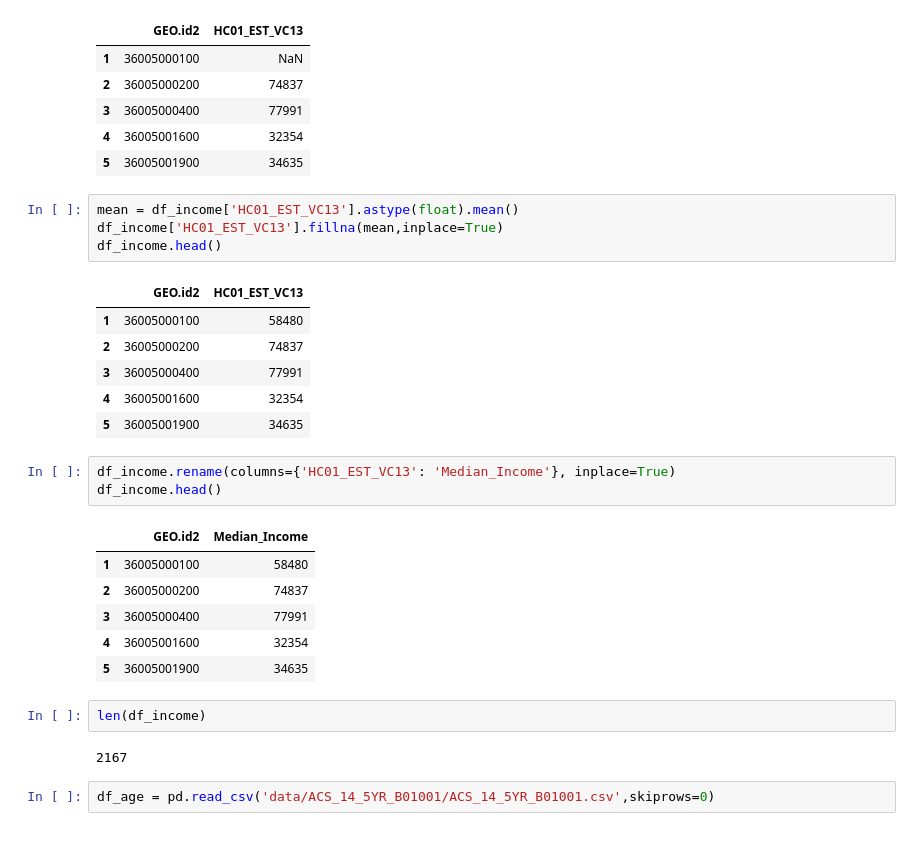
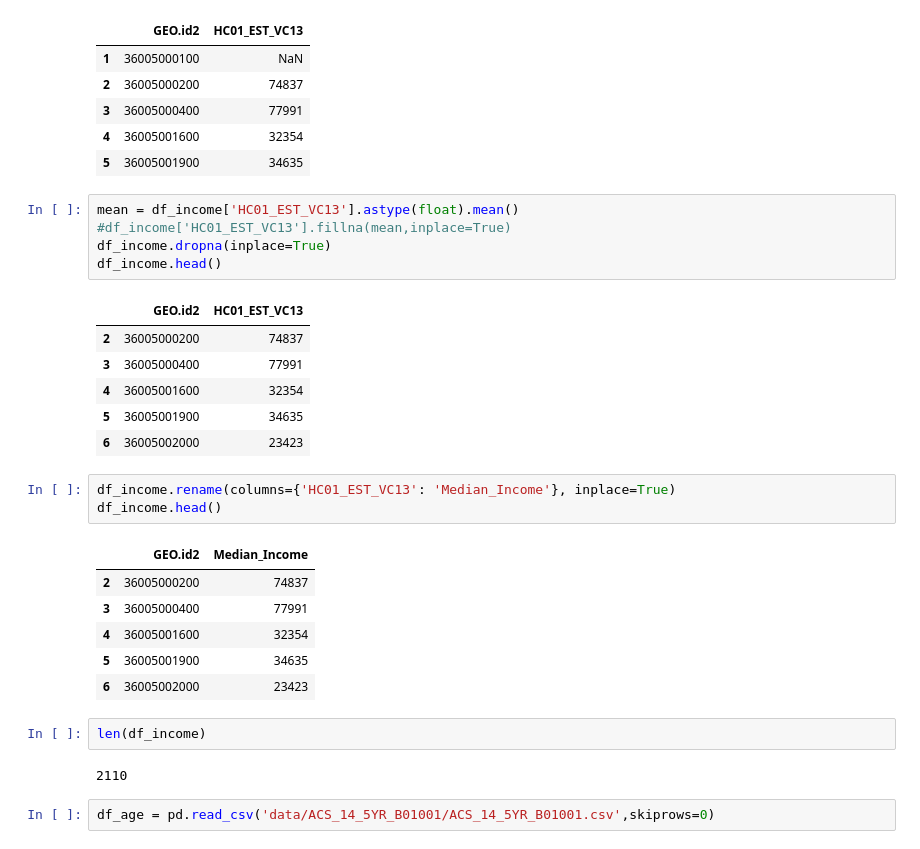
Before and after one commit to Sachinve/USI_SIP, a Jupyter notebook: Code/ACS_Demographics_data.ipynb, the cells around one changed output. Drawn from its saved outputs; the diff is of its cells as text.

```diff
--- a/Code/ACS_Demographics_data.ipynb
+++ b/Code/ACS_Demographics_data.ipynb
@@ -20,29 +20,30 @@ df_income.head()
 | 5 | 36005001900 | 34635 |
 # %%
 mean = df_income['HC01_EST_VC13'].astype(float).mean()
-df_income['HC01_EST_VC13'].fillna(mean,inplace=True)
+#df_income['HC01_EST_VC13'].fillna(mean,inplace=True)
+df_income.dropna(inplace=True)
 df_income.head()
 # %% [output]
 |  | GEO.id2 | HC01_EST_VC13 |
-| 1 | 36005000100 | 58480 |
 | 2 | 36005000200 | 74837 |
 | 3 | 36005000400 | 77991 |
 | 4 | 36005001600 | 32354 |
 | 5 | 36005001900 | 34635 |
+| 6 | 36005002000 | 23423 |
 # %%
 df_income.rename(columns={'HC01_EST_VC13': 'Median_Income'}, inplace=True)
 df_income.head()
 # %% [output]
 |  | GEO.id2 | Median_Income |
-| 1 | 36005000100 | 58480 |
 | 2 | 36005000200 | 74837 |
 | 3 | 36005000400 | 77991 |
 | 4 | 36005001600 | 32354 |
 | 5 | 36005001900 | 34635 |
+| 6 | 36005002000 | 23423 |
 # %%
 len(df_income)
 # %% [output]
-2167
+2110
 # %%
 df_age = pd.read_csv('data/ACS_14_5YR_B01001/ACS_14_5YR_B01001.csv',skiprows=0)
 # %%
```
Also changed, not shown: parts of 55 cells of this notebook.
